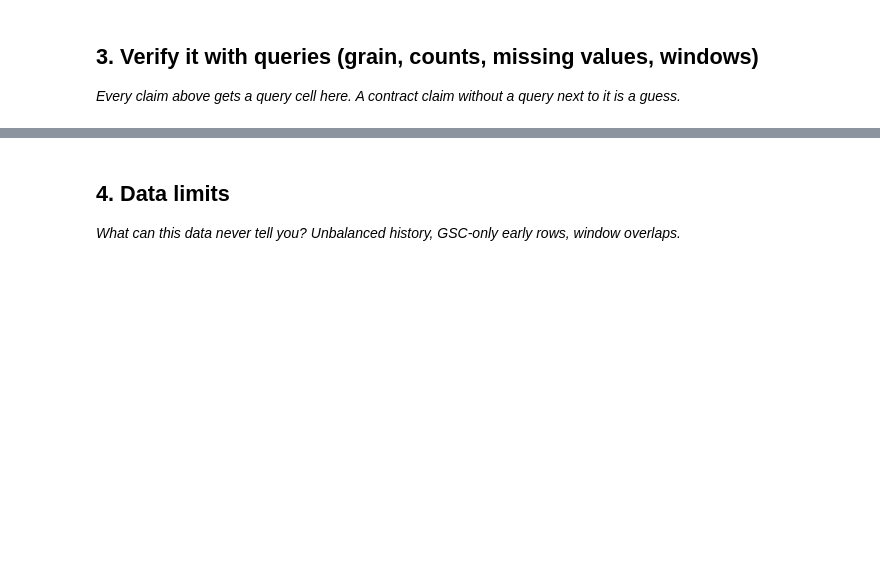
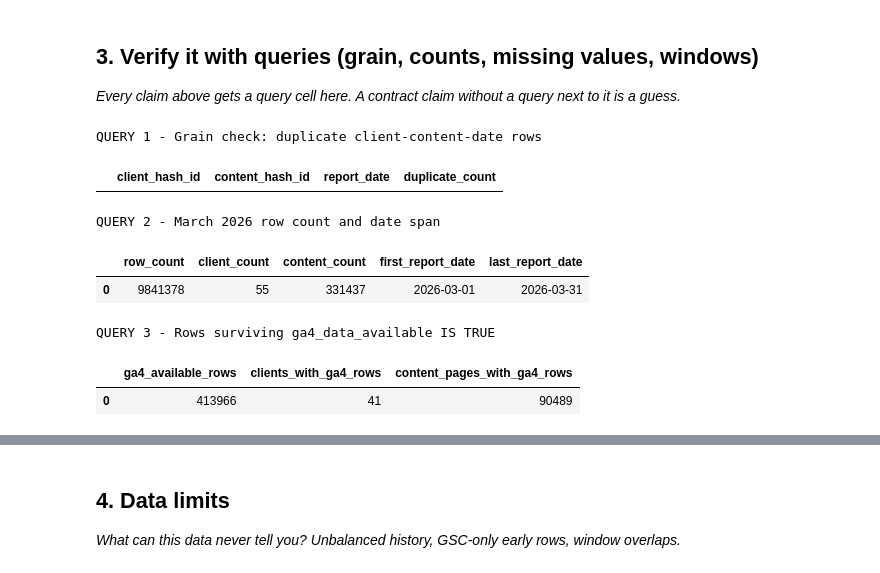
Before and after one commit to Ezgicode/FlyRAnk-AI, a Jupyter notebook: work/notebooks/w03_data_contract.ipynb, the cells around one changed output, grey strips where cells are left out. Drawn from its saved outputs; the diff is of its cells as text; code cells hidden in the pictures; blank space fills up the shorter version.

```diff
--- a/work/notebooks/w03_data_contract.ipynb
+++ b/work/notebooks/w03_data_contract.ipynb
@@ -29,0 +55,75 @@ This skeleton is yours to fill. Work the sections **in order** — each one has
+# %%
+%pip -q install duckdb huggingface_hub
+
+from google.colab import userdata
+import duckdb
+
+HF_TOKEN = userdata.get("HF_TOKEN")
+
+if not HF_TOKEN:
+    raise ValueError("HF_TOKEN secret was not found. Check the Colab Secrets panel.")
+
+con = duckdb.connect()
+con.execute(
+    f"CREATE OR REPLACE SECRET hf "
+    f"(TYPE huggingface, TOKEN '{HF_TOKEN}')"
+)
+
+REL = "hf://datasets/FlyRank/internship-warehouse"
+MARCH = (
+    f"read_parquet("
+    f"'{REL}/fact_content_daily_performance/month=2026-03/*.parquet'"
+    f")"
+)
+
+# Verification query 1: grain check
+grain_check = f"""
+SELECT
+    client_hash_id,
+    content_hash_id,
+    report_date,
+    COUNT(*) AS duplicate_count
+FROM {MARCH}
+GROUP BY 1, 2, 3
+HAVING COUNT(*) > 1
+LIMIT 10
+"""
+
+print("QUERY 1 - Grain check: duplicate client-content-date rows")
+display(con.sql(grain_check).df())
+
+# Verification query 2: row count and date span
+count_and_window = f"""
+SELECT
+    COUNT(*) AS row_count,
+    COUNT(DISTINCT client_hash_id) AS client_count,
+    COUNT(DISTINCT content_hash_id) AS content_count,
+    MIN(report_date) AS first_report_date,
+    MAX(report_date) AS last_report_date
+FROM {MARCH}
+"""
+
+print("QUERY 2 - March 2026 row count and date span")
+display(con.sql(count_and_window).df())
+
+# Verification query 3: GA4 availability, explicitly using IS TRUE
+availability_check = f"""
+SELECT
+    COUNT(*) AS ga4_available_rows,
+    COUNT(DISTINCT client_hash_id) AS clients_with_ga4_rows,
+    COUNT(DISTINCT content_hash_id) AS content_pages_with_ga4_rows
+FROM {MARCH}
+WHERE ga4_data_available IS TRUE
+"""
+
+print("QUERY 3 - Rows surviving ga4_data_available IS TRUE")
+display(con.sql(availability_check).df())
+# %% [output]
+QUERY 1 - Grain check: duplicate client-content-date rows
+|  | client_hash_id | content_hash_id | report_date | duplicate_count |
+QUERY 2 - March 2026 row count and date span
+|  | row_count | client_count | content_count | first_report_date | last_report_date |
+| 0 | 9841378 | 55 | 331437 | 2026-03-01 | 2026-03-31 |
+QUERY 3 - Rows surviving ga4_data_available IS TRUE
+|  | ga4_available_rows | clients_with_ga4_rows | content_pages_with_ga4_rows |
+| 0 | 413966 | 41 | 90489 |
```
Also changed, not shown: parts of 14 cells of this notebook.
